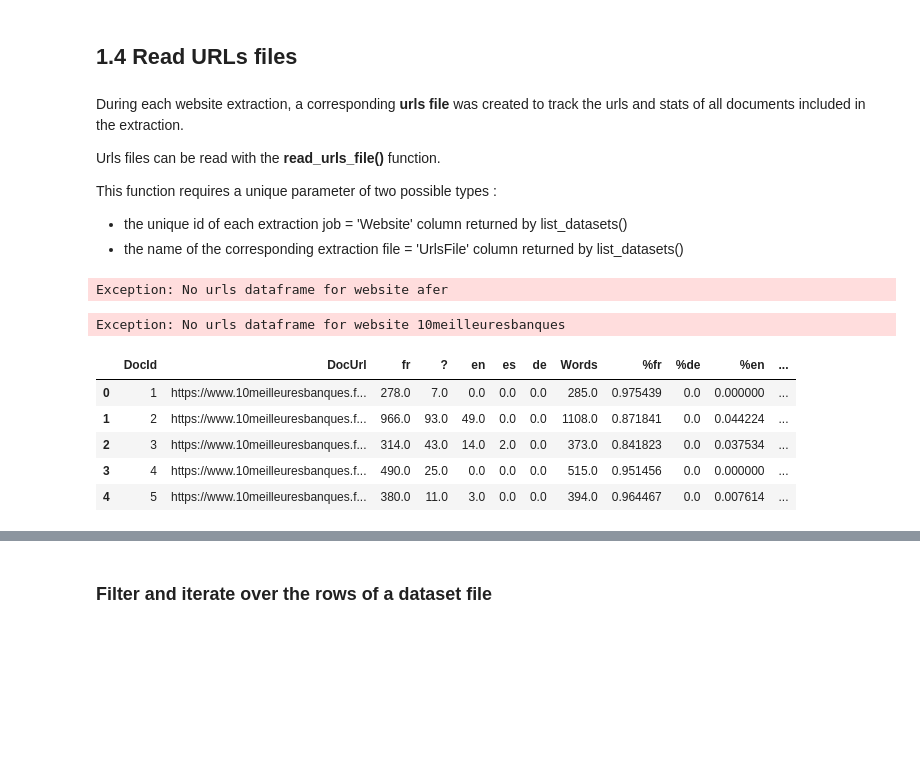
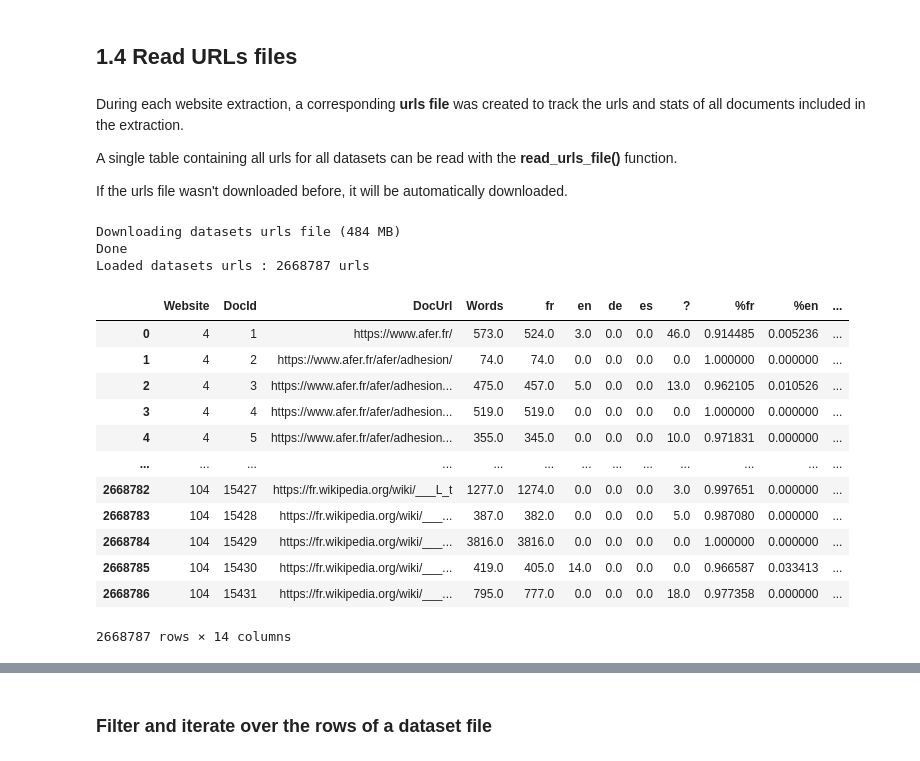
Before and after one commit to laurentprudhon/frenchtext, a Jupyter notebook: 01_datasets.ipynb, the cells around one changed output, grey strips where cells are left out. Cells and saved outputs as stored; diff of their text form; code cells hidden in the pictures; blank space fills up the shorter version.

```diff
--- a/01_datasets.ipynb
+++ b/01_datasets.ipynb
@@ -289,43 +331,50 @@ datasetdf[datasetdf["Words"]>=100]["Words"].count()
 13766
 # %% [markdown]
 ## 1.4 Read URLs files
-# %%
-# export
-def read_urls_file(website):
-    if isinstance(website,int):
-        website = datasetsdf.loc[datasetsdf["Website"] == website,"UrlsFile"].values[0]
-    if not isinstance(website,str):
-         raise Exception("website param should be int or str")
-    urlsdffile = config.datasets / (website+".urls.dataframe.feather")
-    if(urlsdffile.exists()):
-        urlsdf = pd.read_feather(urlsdffile)
-        print(f"Loaded urls dataframe for website {website} : {len(urlsdf)} urls")
-        return urlsdf
-    else:
-        raise Exception(f"No urls dataframe for website {website}")
+# %%
+# export
+def download_urls_file():
+    row = downloaddf[downloaddf["DatasetFile"]=="urls"].iloc[0]
+    url = row["DownloadUrl"]
+    size = row["FileSize"]
+    print(f"Downloading datasets urls file ({math.floor(size/1024/1024)} MB)")
+    download_url(url, config.datasets / "datasets.urls.feather", size)
+    print("Done")
+
+urlsdf = None
+
+def read_urls_file():
+    global urlsdf
+    if urlsdf is None:
+        download_urls_file()
+        urlsdf = pd.read_feather(config.datasets / "datasets.urls.feather")
+        print(f"Loaded datasets urls : {len(urlsdf)} urls")
+        return urlsdf
+    else:
+        raise Exception(f"Datasets urls file not found")
 # %% [markdown]
 During each website extraction, a corresponding **urls file** was created to track the urls and stats of all documents included in the extraction.
 
-Urls files can be read with the **read_urls_file()** function.
+A single table containing all urls for all datasets can be read with the **read_urls_file()** function.
 
-This function requires a unique parameter of two possible types :
-- the unique id of each extraction job = 'Website' column returned by list_datasets()
-- the name of the corresponding extraction file = 'UrlsFile' column returned by list_datasets()
+If the urls file wasn't downloaded before, it will be automatically downloaded.
-# %%
-urlsdf = read_urls_file("afer"), read_extraction_file("afer")
-# %% [output]
-Exception: No urls dataframe for website afer
-# %%
-urlsdf = read_urls_file(1)
-# %% [output]
-Exception: No urls dataframe for website 10meilleuresbanques
-# %%
-urlsdf.head()
-# %% [output]
-|  | DocId | DocUrl | fr | ? | en | es | de | Words | %fr | %de | %en | ... |
-| 0 | 1 | https://www.10meilleuresbanques.f... | 278.0 | 7.0 | 0.0 | 0.0 | 0.0 | 285.0 | 0.975439 | 0.0 | 0.000000 | ... |
-| 1 | 2 | https://www.10meilleuresbanques.f... | 966.0 | 93.0 | 49.0 | 0.0 | 0.0 | 1108.0 | 0.871841 | 0.0 | 0.044224 | ... |
-| 2 | 3 | https://www.10meilleuresbanques.f... | 314.0 | 43.0 | 14.0 | 2.0 | 0.0 | 373.0 | 0.841823 | 0.0 | 0.037534 | ... |
-| 3 | 4 | https://www.10meilleuresbanques.f... | 490.0 | 25.0 | 0.0 | 0.0 | 0.0 | 515.0 | 0.951456 | 0.0 | 0.000000 | ... |
-| 4 | 5 | https://www.10meilleuresbanques.f... | 380.0 | 11.0 | 3.0 | 0.0 | 0.0 | 394.0 | 0.964467 | 0.0 | 0.007614 | ... |
+# %%
+read_urls_file()
+# %% [output]
+Downloading datasets urls file (484 MB)
+Done
+Loaded datasets urls : 2668787 urls
+|  | Website | DocId | DocUrl | Words | fr | en | de | es | ? | %fr | %en | ... |
+| 0 | 4 | 1 | https://www.afer.fr/ | 573.0 | 524.0 | 3.0 | 0.0 | 0.0 | 46.0 | 0.914485 | 0.005236 | ... |
+| 1 | 4 | 2 | https://www.afer.fr/afer/adhesion/ | 74.0 | 74.0 | 0.0 | 0.0 | 0.0 | 0.0 | 1.000000 | 0.000000 | ... |
+| 2 | 4 | 3 | https://www.afer.fr/afer/adhesion... | 475.0 | 457.0 | 5.0 | 0.0 | 0.0 | 13.0 | 0.962105 | 0.010526 | ... |
+| 3 | 4 | 4 | https://www.afer.fr/afer/adhesion... | 519.0 | 519.0 | 0.0 | 0.0 | 0.0 | 0.0 | 1.000000 | 0.000000 | ... |
+| 4 | 4 | 5 | https://www.afer.fr/afer/adhesion... | 355.0 | 345.0 | 0.0 | 0.0 | 0.0 | 10.0 | 0.971831 | 0.000000 | ... |
+| ... | ... | ... | ... | ... | ... | ... | ... | ... | ... | ... | ... | ... |
+| 2668782 | 104 | 15427 | https://fr.wikipedia.org/wiki/___L_t | 1277.0 | 1274.0 | 0.0 | 0.0 | 0.0 | 3.0 | 0.997651 | 0.000000 | ... |
+| 2668783 | 104 | 15428 | https://fr.wikipedia.org/wiki/___... | 387.0 | 382.0 | 0.0 | 0.0 | 0.0 | 5.0 | 0.987080 | 0.000000 | ... |
+| 2668784 | 104 | 15429 | https://fr.wikipedia.org/wiki/___... | 3816.0 | 3816.0 | 0.0 | 0.0 | 0.0 | 0.0 | 1.000000 | 0.000000 | ... |
+| 2668785 | 104 | 15430 | https://fr.wikipedia.org/wiki/___... | 419.0 | 405.0 | 14.0 | 0.0 | 0.0 | 0.0 | 0.966587 | 0.033413 | ... |
+| 2668786 | 104 | 15431 | https://fr.wikipedia.org/wiki/___... | 795.0 | 777.0 | 0.0 | 0.0 | 0.0 | 18.0 | 0.977358 | 0.000000 | ... |
+2668787 rows × 14 columns
 # %% [markdown]
```
Also changed, not shown: parts of 43 cells of this notebook, 19 other files.
